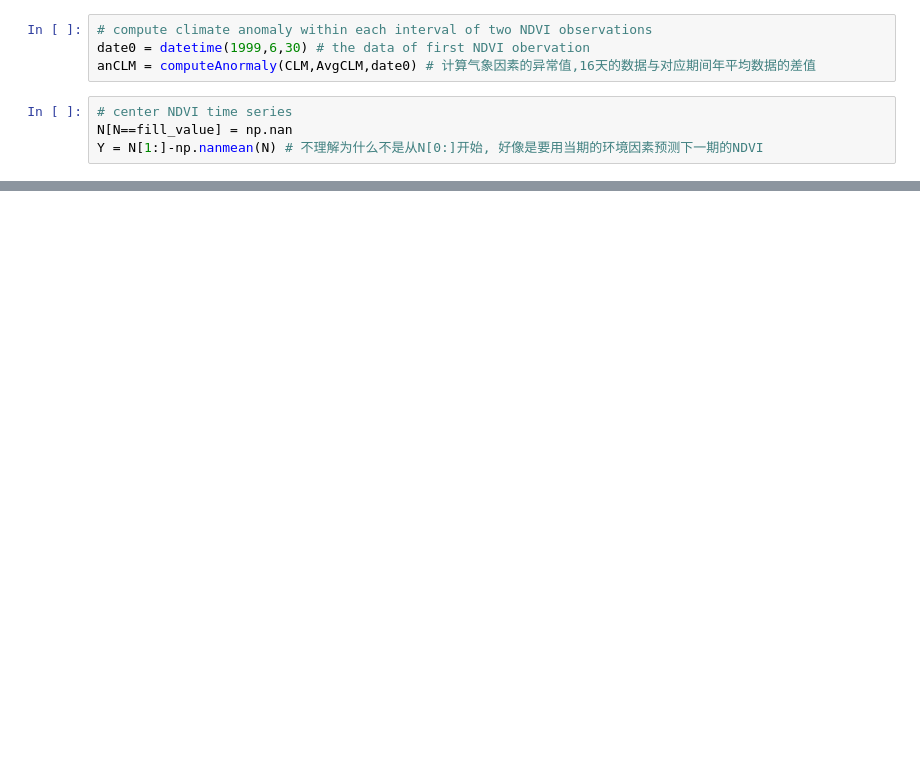
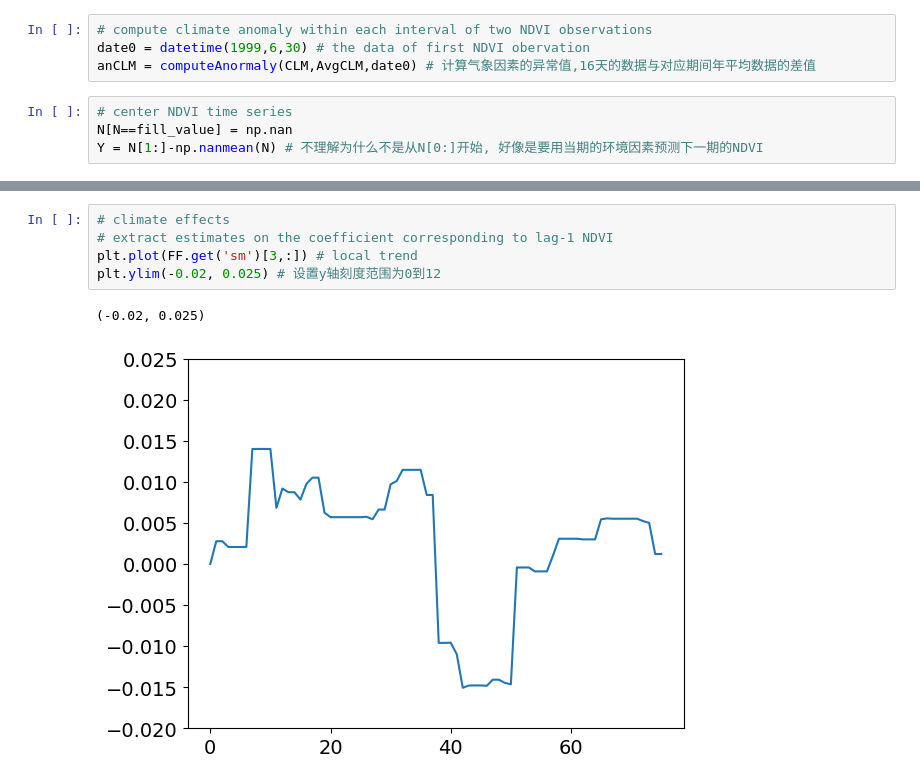
Before and after one commit to qpantc/MySkill, a Jupyter notebook: DLM/early-warning-signal-DLM-master/dlm_example.ipynb, the cells around one changed output, grey strips where cells are left out. Drawn from its saved outputs; the diff is of its cells as text; blank space fills up the shorter version.

```diff
--- a/DLM/early-warning-signal-DLM-master/dlm_example.ipynb
+++ b/DLM/early-warning-signal-DLM-master/dlm_example.ipynb
@@ -205,0 +89,8 @@ for t in range(T):
+# %%
+# climate effects
+# extract estimates on the coefficient corresponding to lag-1 NDVI
+plt.plot(FF.get('sm')[3,:]) # local trend
+plt.ylim(-0.02, 0.025) # 设置y轴刻度范围为0到12
+# %% [output]
+(-0.02, 0.025)
+[figure, added]
```
Also changed, not shown: parts of 12 cells of this notebook, 3 other files.
